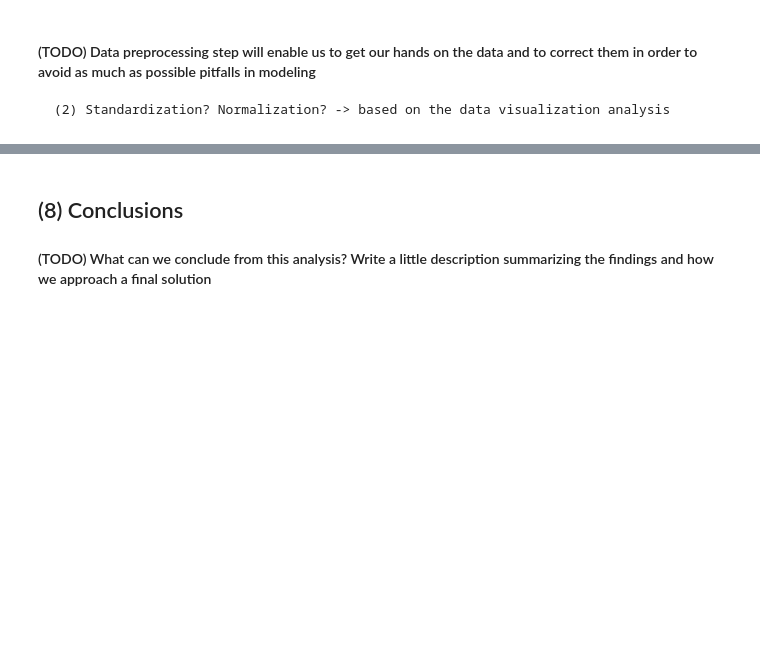
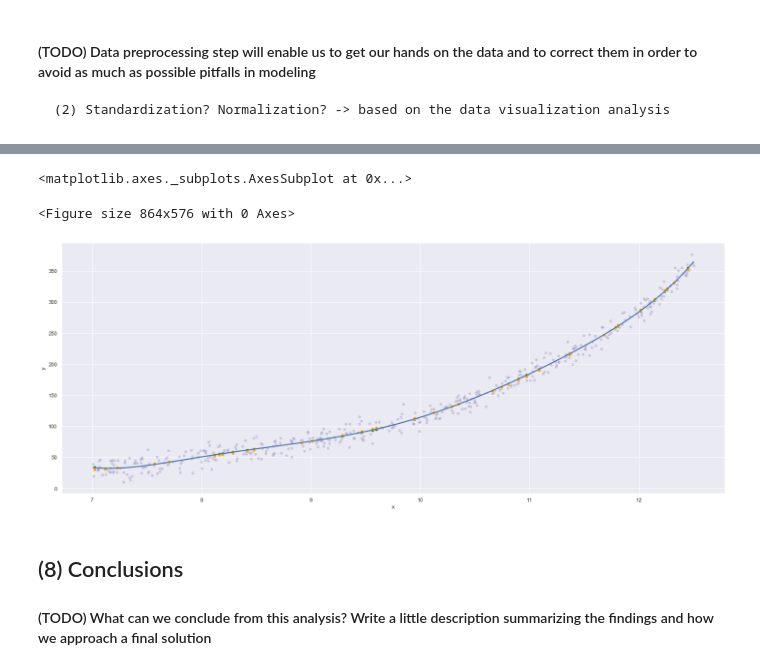
Before and after one commit to Travaz/supermercato24, a Jupyter notebook: analytics.ipynb, the cells around one changed output, grey strips where cells are left out. Drawn from its saved outputs; the diff is of its cells as text; code cells hidden in the pictures; blank space fills up the shorter version.

```diff
--- a/analytics.ipynb
+++ b/analytics.ipynb
@@ -381,0 +261,10 @@ sns.scatterplot(x=df_test.x,y=y_poly_preds, color='black', s=40)
+# %%
+# Parameter grid containing the possible parameters values to be optimized through GridSearchCV. Each parameter will be passed through the pipeline and will be assigned where it belongs. The standard parameter name is: "pipeline_object_name__parameter"
+param_grid_GB = {
+    "polynomialfeatures__degree": [optimal_degree], # already optimized in the previous model
+    "xgbregressor__objective": ["reg:squarederror"],
+    "xgbregressor__booster": ["gblinear"], # change GLM (Generalized Least Square) rather than tree-based learners
+    "xgbregressor__learning_rate": [0.2, 0.1, 0.05, 0.01], # percentage of contribution of each new base learner
+    "xgbregressor__n_estimators": [500,1000,2000], # number of base learners iteratively trained
+    "xgbregressor__early_stopping_rounds": [5], # rounds of straight deterioration allowed before stopping
+}
@@ -381,0 +283,14 @@ sns.scatterplot(x=df_test.x,y=y_poly_preds, color='black', s=40)
+# %%
+# Retrieve the optimal GradientBoosting model to perform predictions
+def get_optimal_GB(x=df.x,y=df.y,param_grid=param_grid_GB):
+    # Retrieve the pipeline for the Gradient Boosting model
+    my_pipeline = get_GB_pipeline()
+    # Defines Grid Search with Cross Validation on the entire pipeline given a list of parameters in order to find those minimizing the scoring
+    my_GB_model = GridSearchCV(my_pipeline,param_grid,cv=5,scoring=scoring,refit="neg_mean_squared_error")
+    # Fits the data and finds the best parameters according to GridSearchCV
+    my_GB_model.fit(x,y)
+    # Return the best parameters
+    return my_GB_model
+# %%
+# Retrieve optimal model
+my_ensemble_optimal = get_optimal_GB()
@@ -382,3 +326,25 @@ sns.scatterplot(x=df_test.x,y=y_poly_preds, color='black', s=40)
+# %%
+# Predictions
+
+# Polynomial regression model predictions
+y_preds_poly = my_poly_optimal.predict(x_test)
+# Ensemble model predictions
+y_preds_ensemble = my_ensemble_optimal.predict(x_test)
+# %%
+# Plots
+
+# (1) Configure graph
+plt.figure(figsize=(12,8))
+# (2) Polynomial regression plot with the optimal degree in order to show how estimates on test data fit with our model
+sns.lmplot(x="x", y="y", data=df, order=optimal_degree, ci=None, height=8, aspect=2.5, scatter_kws={"s": 20, "color": "m", "alpha":0.25})
+# (3) 1st model predictions
+sns.scatterplot(x=df_test.x,y=y_preds_poly, color='green', s=50)
+# (4) 2nd model predictions
+sns.scatterplot(x=df_test.x,y=y_preds_ensemble, color='orange', s=50)
+# %% [output]
+<matplotlib.axes._subplots.AxesSubplot at 0x...>
+<Figure size 864x576 with 0 Axes>
+[figure, added]
 # %% [markdown]
 ## (8) Conclusions
 #### (TODO) What can we conclude from this analysis? Write a little description summarizing the findings and how we approach a final solution
```
Also changed, not shown: parts of 47 cells of this notebook.
